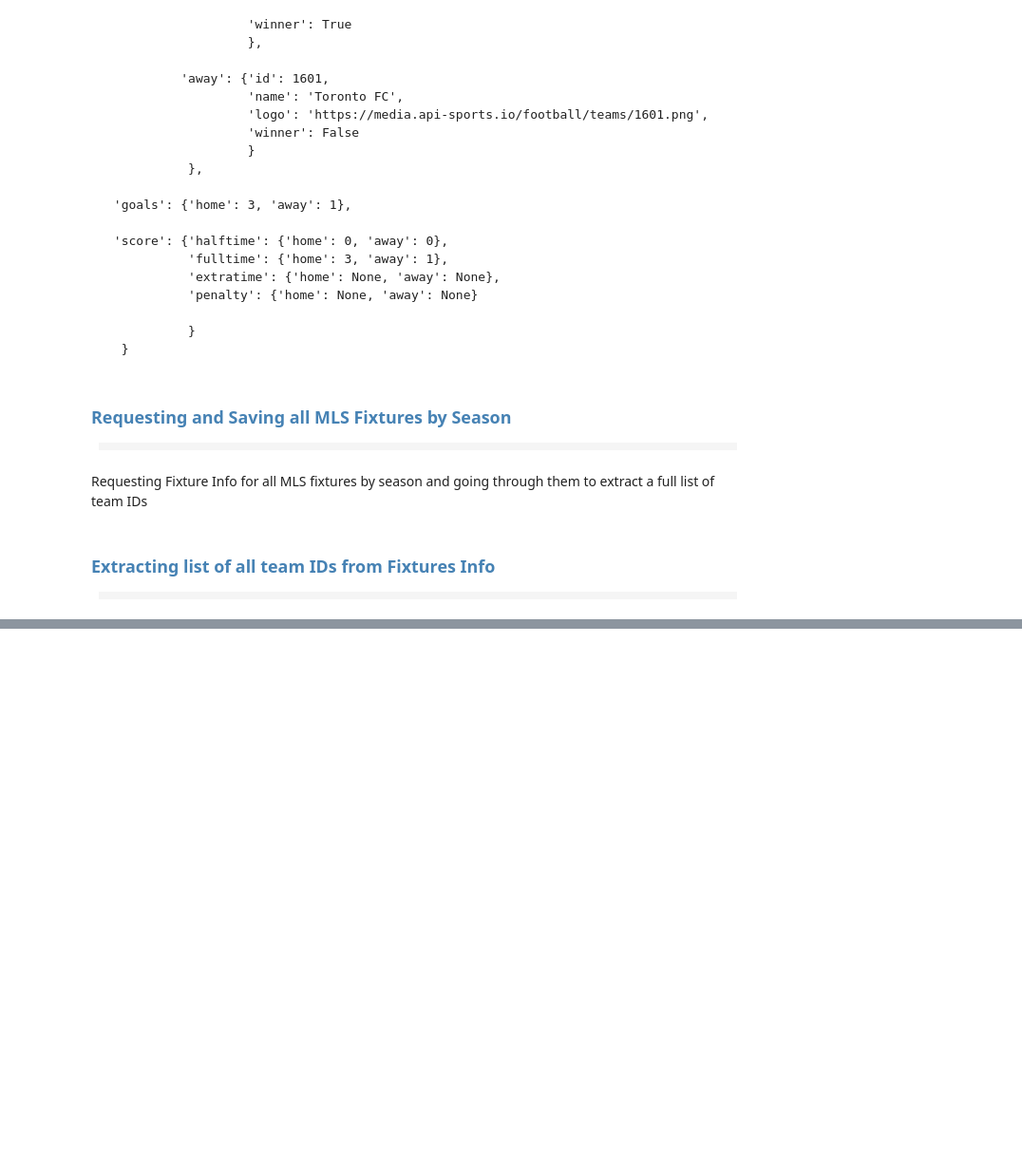
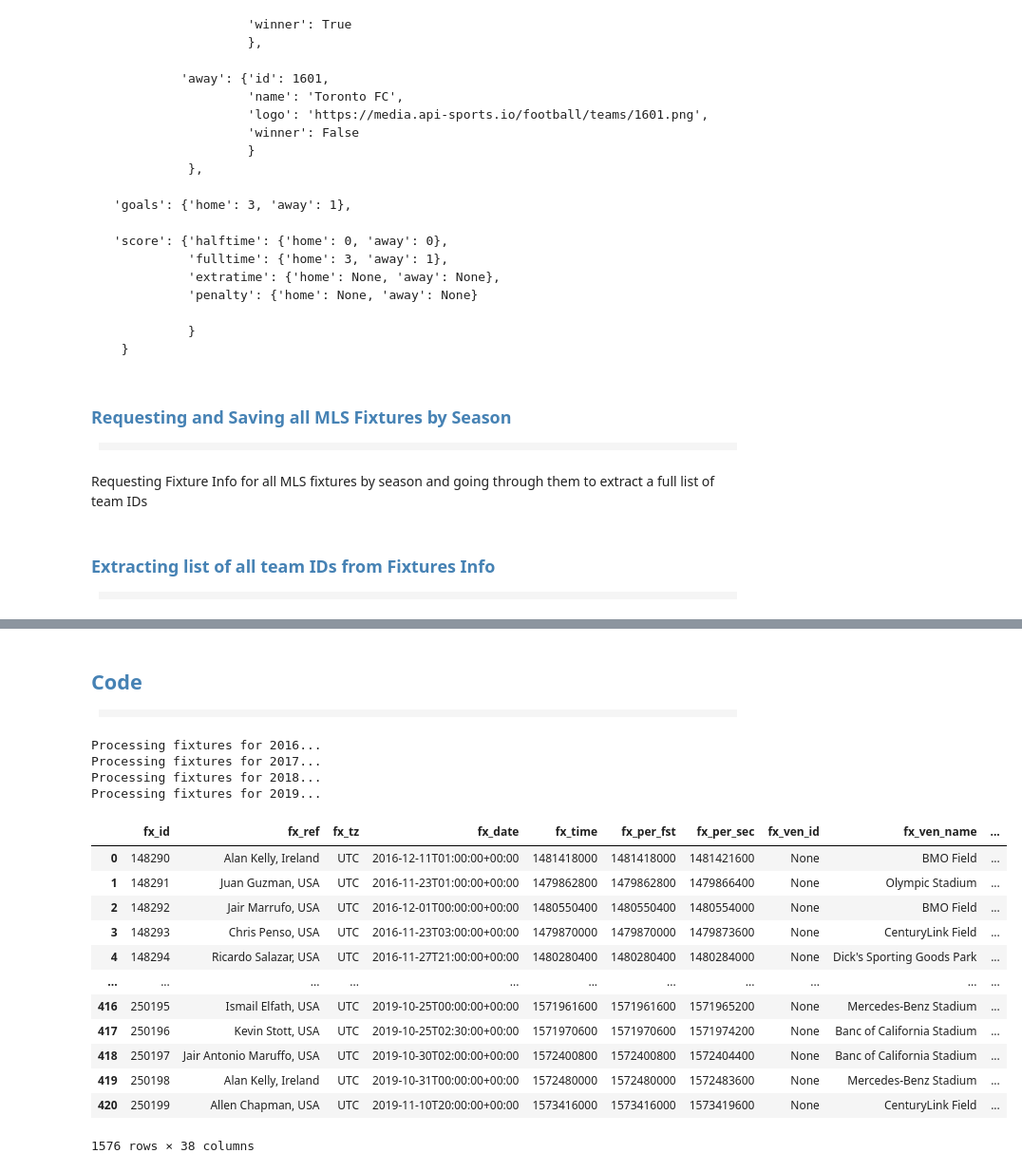
Before and after one commit to rileydr/SSFC-Data, a Jupyter notebook: code/02_data_collection_rapidapi.ipynb, the cells around one changed output, grey strips where cells are left out. Shown at 95% size. Cells and saved outputs as stored; diff of their text form; code cells hidden in the pictures; blank space fills up the shorter version.

```diff
--- a/code/02_data_collection_rapidapi.ipynb
+++ b/code/02_data_collection_rapidapi.ipynb
@@ -299,17 +295,8 @@ for year in list(range(2012,2022,1)):
     time.sleep(.5)
 
     # saving season info
-    with open(f'../data/api_football_data/rapi-fixtures-mls_{year}.json', 'w') as outfile:
+    with open(f'../data/api_football_data/01_fixtures_info/rapi-fixtures-mls_{year}.json', 'w') as outfile:
         json.dump(obj=season_json, fp=outfile , ensure_ascii=False, indent=1)
-
-#     # extracting and saving team IDs
-#     for fixture in season_json['response']:
-#         team_id = fixture['teams']['home']['id']
-#         team_name = fixture['teams']['home']['name']
-
-#         mls_team_ids[team_id] = {'name': team_name}
-
-# mls_team_ids_df = pd.DataFrame(mls_team_ids).T
 # %% [markdown]
 ### <span style="color:steelblue">Extracting list of all team IDs from Fixtures Info
 
@@ -323,7 +310,7 @@ mls_team_ids = {}
 
 for year in list(range(2012,2022,1)):
 
-    with open(f'../data/api_football_data/rapi-fixtures-mls_{year}.json') as f:
+    with open(f'../data/api_football_data/01_fixtures_info/rapi-fixtures-mls_{year}.json') as f:
         loaded_json = json.load(f)
 
     # extracting and saving team IDs
@@ -332,6 +319,3 @@ for year in list(range(2012,2022,1)):
         team_name = fixture['teams']['home']['name']
 
         mls_team_ids[team_id] = {'name': team_name}
-
-# mls_team_ids_df = pd.DataFrame(mls_team_ids).T
-# mls_team_ids_df.sort_values(by='name')
@@ -390,0 +359,3 @@ import time
+# %%
+with open('../data/api_football_data/01_fixtures_info/rapi-fixtures-mls_2019.json') as f:
+    fixtures_2019 = json.load(f)
@@ -390,0 +596,54 @@ import time
+# %% [markdown]
+## <span style="color:steelblue">Code
+
+<table width=100%>
+<tr>
+<td style="text-align:left" bgcolor="lightsteelblue">
+</td>
+</tr>
+# %%
+import json
+import pandas as pd
+
+all_fixtures = pd.DataFrame()
+
+for year in list(range(2016,2020,1)):
+
+    with open(f'../data/api_football_data/01_fixtures_info/rapi-fixtures-mls_{year}.json') as f:
+        season = json.load(f)
+    print(f'Processing fixtures for {year}...')
+
+    # create dataframe to which all other fixtures can be appended
+    template = pd.json_normalize(season['response'][0])
+    renamed = template.rename(mapper = fx_col_names, axis = 1)
+    fixture_base = pd.DataFrame(columns = renamed.columns)
+
+    # process each fixture, renaming column names and appending to base
+    for fix in season['response']:
+        new_row = pd.json_normalize(fix)
+        renamed_row = new_row.rename(mapper = fx_col_names, axis = 1)
+        fixture_base = fixture_base.append(renamed_row, ignore_index=True)
+
+    all_fixtures = all_fixtures.append(fixture_base)
+
+
+all_fixtures.to_csv('../data/api_football_data/02_aggregated_info/rapi_fixtures_2016_2019.csv', index=False)
+all_fixtures
+# %% [output]
+Processing fixtures for 2016...
+Processing fixtures for 2017...
+Processing fixtures for 2018...
+Processing fixtures for 2019...
+|  | fx_id | fx_ref | fx_tz | fx_date | fx_time | fx_per_fst | fx_per_sec | fx_ven_id | fx_ven_name | ... |
+| 0 | 148290 | Alan Kelly, Ireland | UTC | 2016-12-11T01:00:00+00:00 | 1481418000 | 1481418000 | 1481421600 | None | BMO Field | ... |
+| 1 | 148291 | Juan Guzman, USA | UTC | 2016-11-23T01:00:00+00:00 | 1479862800 | 1479862800 | 1479866400 | None | Olympic Stadium | ... |
+| 2 | 148292 | Jair Marrufo, USA | UTC | 2016-12-01T00:00:00+00:00 | 1480550400 | 1480550400 | 1480554000 | None | BMO Field | ... |
+| 3 | 148293 | Chris Penso, USA | UTC | 2016-11-23T03:00:00+00:00 | 1479870000 | 1479870000 | 1479873600 | None | CenturyLink Field | ... |
+| 4 | 148294 | Ricardo Salazar, USA | UTC | 2016-11-27T21:00:00+00:00 | 1480280400 | 1480280400 | 1480284000 | None | Dick's Sporting Goods Park | ... |
+| ... | ... | ... | ... | ... | ... | ... | ... | ... | ... | ... |
+| 416 | 250195 | Ismail Elfath, USA | UTC | 2019-10-25T00:00:00+00:00 | 1571961600 | 1571961600 | 1571965200 | None | Mercedes-Benz Stadium | ... |
+| 417 | 250196 | Kevin Stott, USA | UTC | 2019-10-25T02:30:00+00:00 | 1571970600 | 1571970600 | 1571974200 | None | Banc of California Stadium | ... |
+| 418 | 250197 | Jair Antonio Maruffo, USA | UTC | 2019-10-30T02:00:00+00:00 | 1572400800 | 1572400800 | 1572404400 | None | Banc of California Stadium | ... |
+| 419 | 250198 | Alan Kelly, Ireland | UTC | 2019-10-31T00:00:00+00:00 | 1572480000 | 1572480000 | 1572483600 | None | Mercedes-Benz Stadium | ... |
+| 420 | 250199 | Allen Chapman, USA | UTC | 2019-11-10T20:00:00+00:00 | 1573416000 | 1573416000 | 1573419600 | None | CenturyLink Field | ... |
+1576 rows × 38 columns
```
Also changed, not shown: parts of 54 cells of this notebook, 10 other files.
